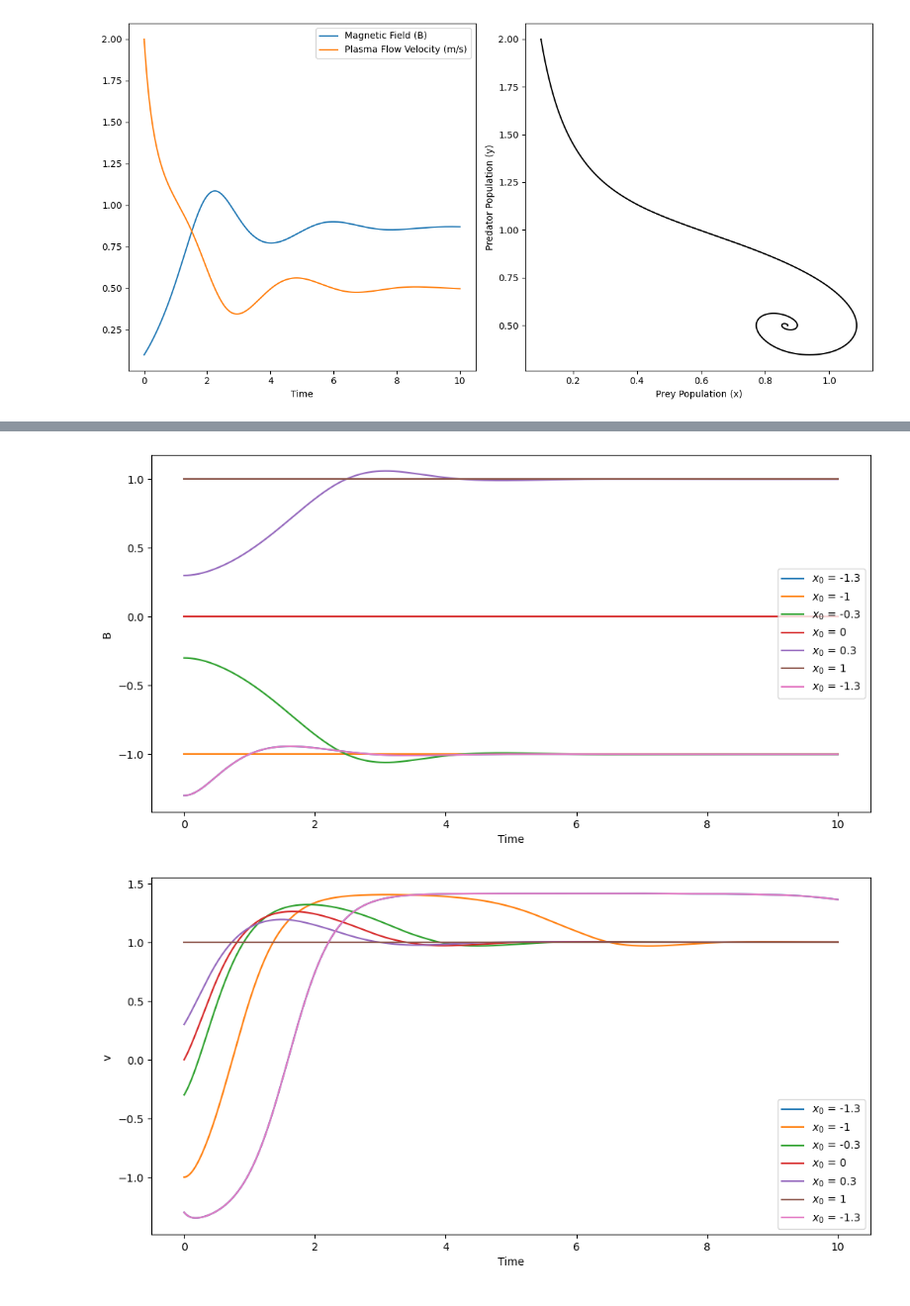
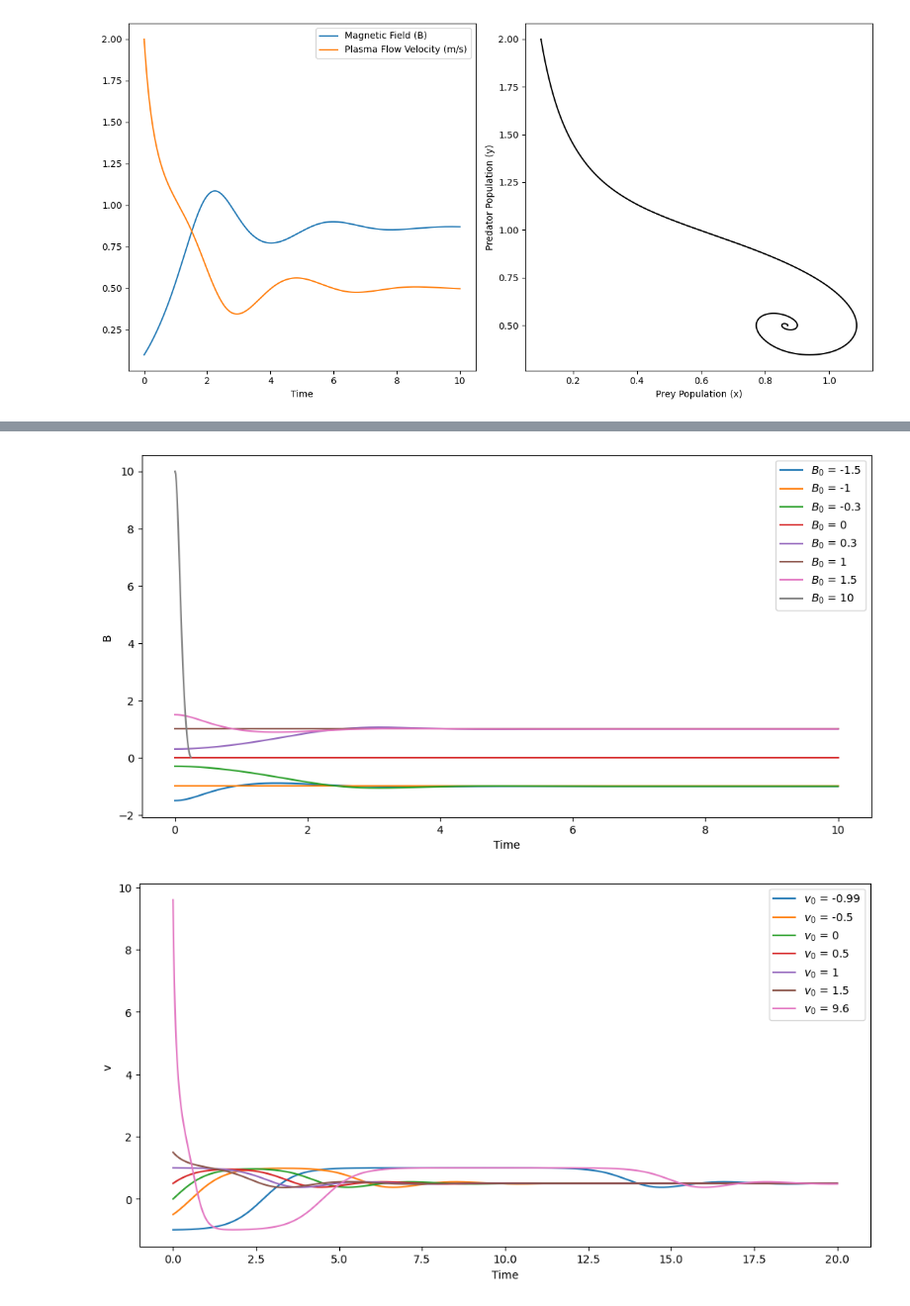
Before and after one commit to bogdan-rasputin/the-solar-dynamo, a Jupyter notebook: solar_dynamo.ipynb, the cells around one changed output, grey strips where cells are left out. Shown at 99% size. Cells and saved outputs as stored; diff of their text form; code cells hidden in the pictures.

Commit message:
fixed circle nullcline and changed multiple initial conditions

```diff
--- a/solar_dynamo.ipynb
+++ b/solar_dynamo.ipynb
@@ -7,7 +7,7 @@ from scipy import integrate
 def solar(t, y, a, c):
     B, v = y    # B is mag field, v is plasma flow velocity
     dBdt = -a*B + 2*B*v
-    dvdt = c - B**2 - v**2
+    dvdt = c - B**2 - (v**2)
     dydt = np.array([dBdt, dvdt])
     return dydt
 
@@ -42,7 +42,6 @@ B, v = result.y
 t = result.t
 
 
-
 # Plotting the results
 fig, ax = plt.subplots(1, 2, figsize=(12, 6))  # 1 row, 2 columns
 
@@ -60,7 +59,7 @@ ax[1].set_ylabel(r"Predator Population (y)")
 
 # Show the plot
 plt.tight_layout()
-plt.savefig("G5(i).svg", bbox_inches='tight')
+#plt.savefig("G5(i).svg", bbox_inches='tight')
 plt.show()
 # %% [output]
 [figure]
@@ -243,7 +251,7 @@ from scipy import integrate
 
 
 # Define the initial parameters
-B0 = [-1.3, -1, -0.3, 0, 0.3, 1, -1.3]
+B0 = [-1.5, -1, -0.3, 0, 0.3, 1, 1.5, 10]
 v0 = 1
 t0 = 0  # Initial time
 
@@ -273,7 +281,7 @@ for i in B0:
     v_values = result.y[1]  # Extracting plasma flow velocity values
     t_values = result.t  # Time values
 
-    plt.plot(t_values, B_values, label=f"$x_0$ = {i}")
+    plt.plot(t_values, B_values, label=f"$B_0$ = {i}")
 '''
 # lines to show stable points
 array_of_zeros = np.zeros_like(t)
@@ -296,7 +304,7 @@ plt.legend(loc='best')
 #plt.savefig("G4(c).svg", bbox_inches='tight')
 plt.show()
 # %% [output]
-[figure, old version]
+[figure, new version]
 # %%
 # Code courtesy of Adam Dempsey
 # Modified for PHY1055 by Oisín Creaner
@@ -307,22 +315,25 @@ from scipy import integrate
 
 
 # Define the initial parameters
-B0 = 1
-v0 = [-1.3, -1, -0.3, 0, 0.3, 1, -1.3]
+B0 = 0.1
+v0 = [-0.99, -0.5, 0, 0.5, 1, 1.5, 9.6]
 t0 = 0  # Initial time
 
-a = 2
-c = 2  # Carrying capacity (should be greater than initial population)
+a = 1
+c = 1  # Carrying capacity (should be greater than initial population)
 
 
 # Define the final time and the number of time steps
-tf = 10  # Final time
+tf = 20  # Final time
 n = 1001  # Number of points at which output will be evaluated
 
 # Creates an array of the time steps
 t = np.linspace(t0, tf, n)  # Points at which output will be evaluated
 
 plt.figure(figsize=(12, 6))
+
+#plt.xlim([-3, 3])
+#plt.ylim([-5, 5])
 
 for i in v0:
     # Calls the method integrate.solve_ivp()
@@ -332,32 +343,32 @@ for i in v0:
                                 method="RK45",  # Integration method
                                 t_eval=t)  # Time points for result to be defined at
 
     # Read the solution and time from the result array returned by Scipy
     B_values = result.y[0]  # Extracting magnetic field values
     v_values = result.y[1]  # Extracting plasma flow velocity values
     t_values = result.t  # Time values
 
-    plt.plot(t_values, v_values, label=f"$x_0$ = {i}")
+    plt.plot(t_values, v_values, label=f"$v_0$ = {i}")
 '''
 # lines to show stable points
 array_of_zeros = np.zeros_like(t)
 array_of_k = np.full_like(t, k)
 
 plt.plot(t, array_of_zeros, color='black', linestyle='--', label='Fixed Points')
 plt.plot(t, array_of_k, color='black', linestyle='--')
 
 #plt.axhline(0, color='black', linewidth=0.5, linestyle='--')  # x' = 0 line
 #plt.axhline(k, color='black', linewidth=0.5, linestyle='--')  # x' = 0 line
 '''
 
 # Create a plot for the population over time
 #plt.plot(t, x, label=r"$x(t)$", color='blue')
 plt.xlabel(r"Time")
 plt.ylabel(r"v ")
 #plt.title("Verhulst Population Growth Model")
 #plt.axhline(y=k, color='red', linestyle='--', label='Carrying Capacity (K)')
 plt.legend(loc='best')
 #plt.savefig("G4(c).svg", bbox_inches='tight')
 plt.show()
 # %% [output]
-[figure, old version]
+[figure, new version]
```
Also changed, not shown: parts of 4 cells of this notebook.
